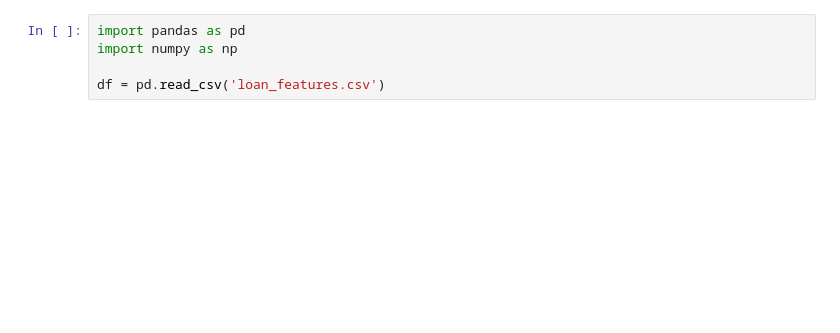
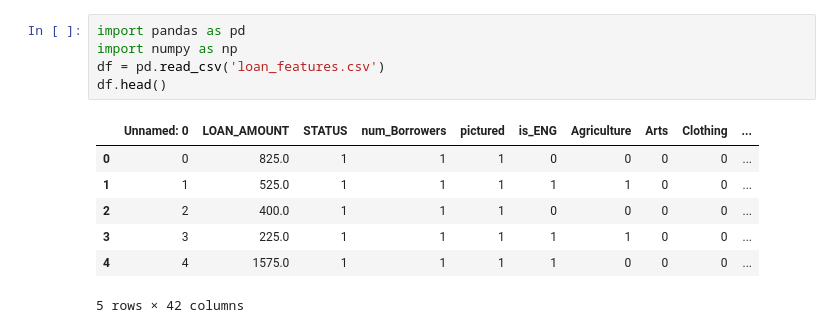
Before and after one commit to KevinmKrieg/Kiva-Microfinance, a Jupyter notebook: modeling.ipynb, the cells around one changed output. Saved outputs shown, nothing was run; the diff lists cells and outputs as text; blank space fills up the shorter version.

```diff
--- a/modeling.ipynb
+++ b/modeling.ipynb
@@ -1,6 +1,14 @@
 # %%
 import pandas as pd
 import numpy as np
-
 df = pd.read_csv('loan_features.csv')
+df.head()
+# %% [output]
+|  | Unnamed: 0 | LOAN_AMOUNT | STATUS | num_Borrowers | pictured | is_ENG | Agriculture | Arts | Clothing | ... |
+| 0 | 0 | 825.0 | 1 | 1 | 1 | 0 | 0 | 0 | 0 | ... |
+| 1 | 1 | 525.0 | 1 | 1 | 1 | 1 | 1 | 0 | 0 | ... |
+| 2 | 2 | 400.0 | 1 | 1 | 1 | 0 | 0 | 0 | 0 | ... |
+| 3 | 3 | 225.0 | 1 | 1 | 1 | 1 | 1 | 0 | 0 | ... |
+| 4 | 4 | 1575.0 | 1 | 1 | 1 | 1 | 0 | 0 | 0 | ... |
+5 rows × 42 columns
 # %%
```
Also changed, not shown: parts of 6 cells of this notebook.
